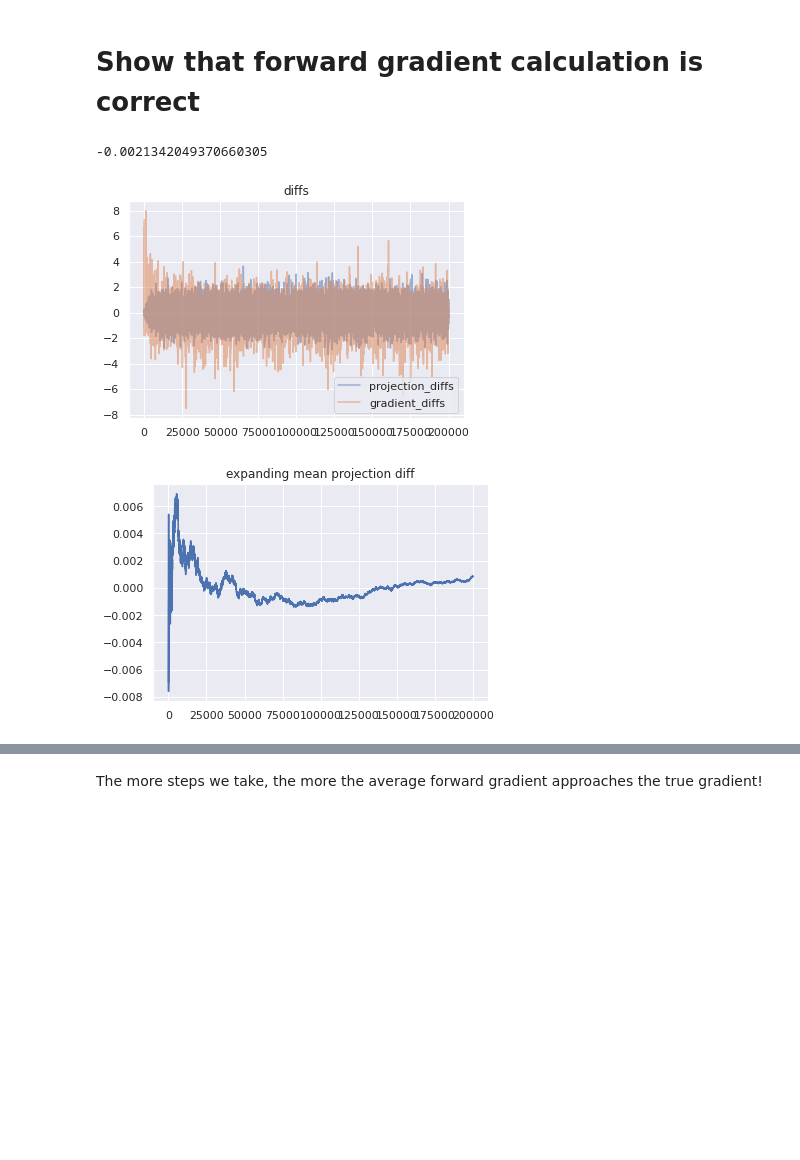
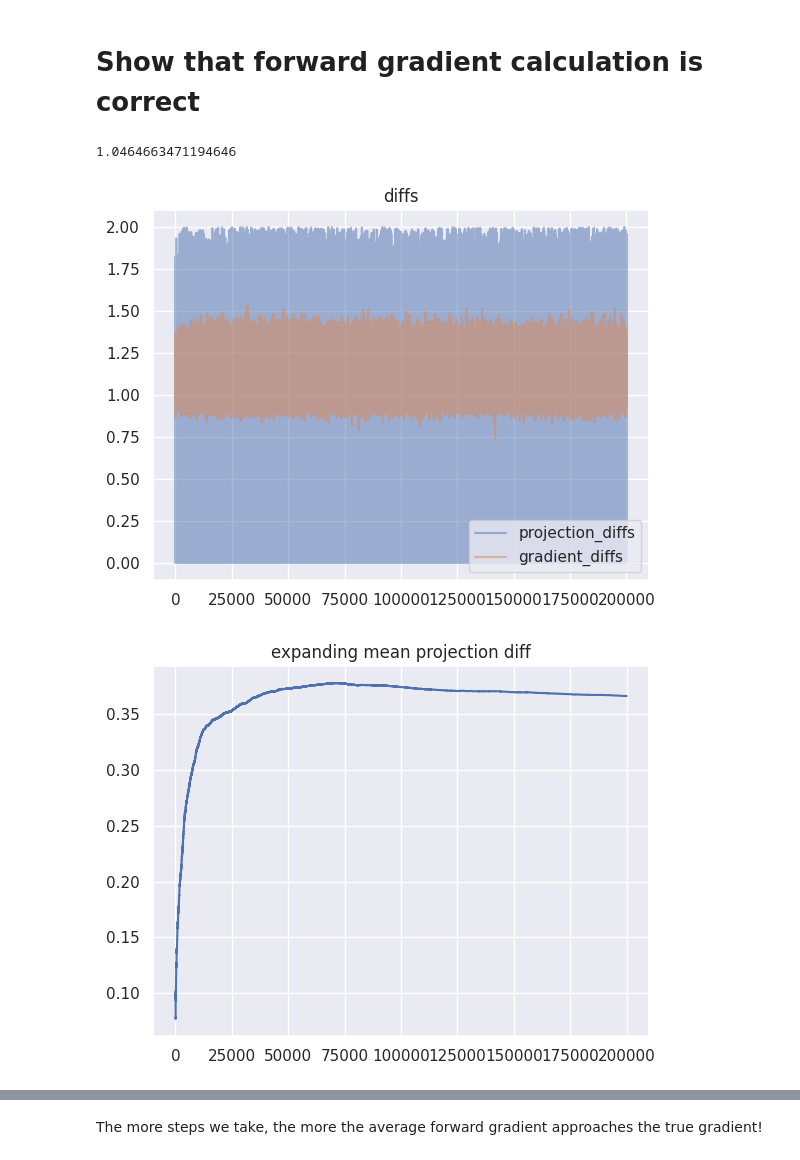
Before and after one commit to selfint/ai-research, a Jupyter notebook: ForwardGradients.ipynb, the cells around one changed output, grey strips where cells are left out. Cells and saved outputs as stored; diff of their text form; code cells hidden in the pictures; blank space fills up the shorter version.

```diff
--- a/ForwardGradients.ipynb
+++ b/ForwardGradients.ipynb
@@ -531,14 +535,15 @@ activation_method_d = sigmoid_d
 loss_method = sse
 loss_method_d = sse_d
 
-samples = 20
+samples = 100
 inputs = np.linspace(0, 1, samples * 2, 1).reshape(samples, 2, 1)
 outputs = np.sin(inputs * np.pi)
 # %%
 projection_diffs = []
 gradient_diffs = []
+angles = []
 # %%
-pbar = tqdm(range(10_000))
+pbar = tqdm(range(2))
 for _ in pbar:
     for i, (x, y) in enumerate(zip(inputs, outputs)):
 
@@ -552,43 +557,55 @@ for _ in pbar:
         )
         forward_gradient = forward_gradient_projection * v
 
-        _, back_gradient = get_backward_gradient(
+        loss, back_gradient = get_backward_gradient(
             theta, sizes, x, y,
             activation_method, loss_method,
             activation_method_d, loss_method_d
         )
         back_gradient_projection = back_gradient.T.dot(v)[0][0]
 
-        projection_diff = np.mean(back_gradient_projection - forward_gradient_projection)
-        gradient_diff = np.mean(back_gradient - forward_gradient)
+        projection_diff = np.linalg.norm(back_gradient_projection - forward_gradient_projection)
+        projection_diff /= max(np.linalg.norm(back_gradient_projection), np.linalg.norm(forward_gradient_projection))
+
+        gradient_diff = np.linalg.norm(back_gradient - forward_gradient)
+        gradient_diff /= max(np.linalg.norm(back_gradient), np.linalg.norm(forward_gradient))
 
         projection_diffs.append(projection_diff)
         gradient_diffs.append(gradient_diff)
 
+        v1 = back_gradient_projection
+        v2 = forward_gradient_projection
+
+        # get angle between vectors
+        angle = np.degrees(np.arccos(np.clip(np.dot(v1, v2) / (np.linalg.norm(v1) * np.linalg.norm(v2)), -1.0, 1.0)))
+        angles.append(angle)
+
         # update theta using forward gradient
         theta = theta - 0.0001 * forward_gradient
+
+        pbar.set_description(f"Loss: {loss:.4f} Angle: {angle:.4f}")
 # %%
 np.mean(gradient_diffs)
 # %% [output]
--0.0021342049370660305
+1.0464663471194646
 # %%
 plt.plot(projection_diffs, label="projection_diffs", alpha=0.5)
 plt.plot(gradient_diffs, label="gradient_diffs", alpha=0.5)
 plt.title("diffs")
 plt.legend(loc="lower right")
 plt.show()
 
 plt.plot(pd.Series(projection_diffs).expanding(min_periods=100).mean())
 plt.title("expanding mean projection diff")
 plt.show()
 
 plt.plot(pd.Series(gradient_diffs).expanding(min_periods=100).mean())
 plt.title("expanding mean gradient diff")
 plt.show()
 
-plt.hist(gradient_diffs, bins=50, range=(-2, 2))
+plt.hist(gradient_diffs, bins=50)
 plt.title("diff histogram")
 plt.show()
 # %% [output]
-[figure, old version]
+[figure, new version]
-[figure, old version]
+[figure, new version]
```
Also changed, not shown: parts of 19 cells of this notebook.
